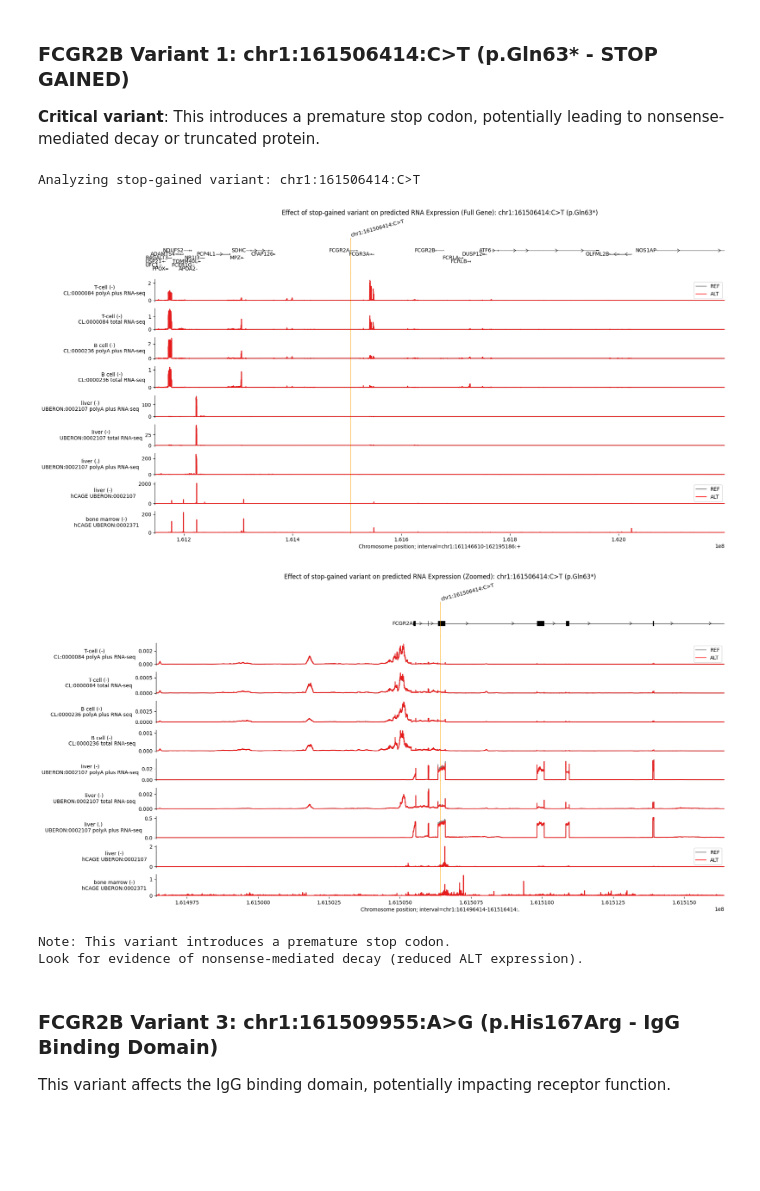
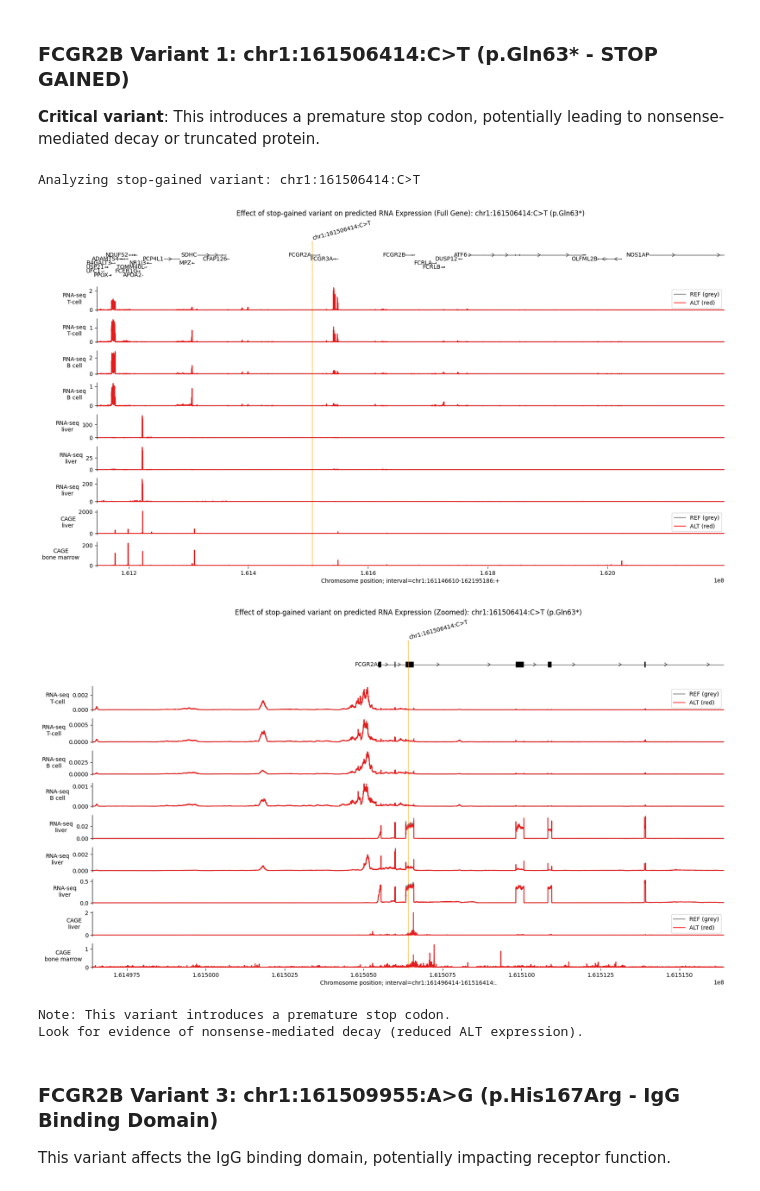
Before and after one commit to gsstephenson/MCDB-5520-group-project-analysis, a Jupyter notebook: alphagenome_validation/variant_analysis_FCGR2B_GBP1.ipynb, the cells around one changed output. Cells and saved outputs as stored; diff of their text form; code cells hidden in the pictures; blank space fills up the shorter version.

```diff
--- a/alphagenome_validation/variant_analysis_FCGR2B_GBP1.ipynb
+++ b/alphagenome_validation/variant_analysis_FCGR2B_GBP1.ipynb
@@ -555,20 +560,20 @@ plot = plot_components.plot(
         # RNA-seq tracks
         plot_components.OverlaidTracks(
             tdata={
-                'REF': fcgr2b_v1_output.reference.rna_seq.filter_to_nonpositive_strand(),
-                'ALT': fcgr2b_v1_output.alternate.rna_seq.filter_to_nonpositive_strand(),
+                'REF (grey)': fcgr2b_v1_output.reference.rna_seq.filter_to_nonpositive_strand(),
+                'ALT (red)': fcgr2b_v1_output.alternate.rna_seq.filter_to_nonpositive_strand(),
             },
             colors=ref_alt_colors,
-            ylabel_template='{biosample_name} ({strand})\n{name}',
+            ylabel_template='RNA-seq: {biosample_name} ({strand})\nREF=grey, ALT=red',
         ),
         # CAGE tracks
         plot_components.OverlaidTracks(
             tdata={
-                'REF': fcgr2b_v1_output.reference.cage.filter_to_nonpositive_strand(),
-                'ALT': fcgr2b_v1_output.alternate.cage.filter_to_nonpositive_strand(),
+                'REF (grey)': fcgr2b_v1_output.reference.cage.filter_to_nonpositive_strand(),
+                'ALT (red)': fcgr2b_v1_output.alternate.cage.filter_to_nonpositive_strand(),
             },
             colors=ref_alt_colors,
-            ylabel_template='{biosample_name} ({strand})\n{name}',
+            ylabel_template='CAGE: {biosample_name} ({strand})\nREF=grey, ALT=red',
         ),
     ],
     annotations=[plot_components.VariantAnnotation([fcgr2b_variants[0]])],
@@ -579,41 +584,41 @@ plt.savefig(f'{output_dir}/FCGR2B/variants/FCGR2B_chr1_161506414_C_T_p.Gln63_STO
 plt.show()
 
 # Visualize - ZOOMED (20KB window centered on variant)
 plot = plot_components.plot(
     [
         plot_components.TranscriptAnnotation(fcgr2b_transcripts),
         # RNA-seq tracks
         plot_components.OverlaidTracks(
             tdata={
-                'REF': fcgr2b_v1_output.reference.rna_seq.filter_to_nonpositive_strand(),
-                'ALT': fcgr2b_v1_output.alternate.rna_seq.filter_to_nonpositive_strand(),
+                'REF (grey)': fcgr2b_v1_output.reference.rna_seq.filter_to_nonpositive_strand(),
+                'ALT (red)': fcgr2b_v1_output.alternate.rna_seq.filter_to_nonpositive_strand(),
             },
             colors=ref_alt_colors,
-            ylabel_template='{biosample_name} ({strand})\n{name}',
+            ylabel_template='RNA-seq: {biosample_name} ({strand})\nREF=grey, ALT=red',
         ),
         # CAGE tracks
         plot_components.OverlaidTracks(
             tdata={
-                'REF': fcgr2b_v1_output.reference.cage.filter_to_nonpositive_strand(),
-                'ALT': fcgr2b_v1_output.alternate.cage.filter_to_nonpositive_strand(),
+                'REF (grey)': fcgr2b_v1_output.reference.cage.filter_to_nonpositive_strand(),
+                'ALT (red)': fcgr2b_v1_output.alternate.cage.filter_to_nonpositive_strand(),
             },
             colors=ref_alt_colors,
-            ylabel_template='{biosample_name} ({strand})\n{name}',
+            ylabel_template='CAGE: {biosample_name} ({strand})\nREF=grey, ALT=red',
         ),
     ],
     annotations=[plot_components.VariantAnnotation([fcgr2b_variants[0]])],
     interval=fcgr2b_zoom,
     title=f'Effect of stop-gained variant on predicted RNA Expression (Zoomed): {fcgr2b_variants[0]} (p.Gln63*)',
 )
 plt.savefig(f'{output_dir}/FCGR2B/variants/FCGR2B_chr1_161506414_C_T_p.Gln63_STOP_GAINED_ZOOMED.png', dpi=300, bbox_inches='tight')
 plt.show()
 
 print("\nNote: This variant introduces a premature stop codon.")
 print("Look for evidence of nonsense-mediated decay (reduced ALT expression).")
 # %% [output]
 Analyzing stop-gained variant: chr1:161506414:C>T
-[figure, old version]
+[figure, new version]
-[figure, old version]
+[figure, new version]
 Note: This variant introduces a premature stop codon.
 Look for evidence of nonsense-mediated decay (reduced ALT expression).
 # %% [markdown]
```
Also changed, not shown: parts of 5 cells of this notebook, 8 other files.
